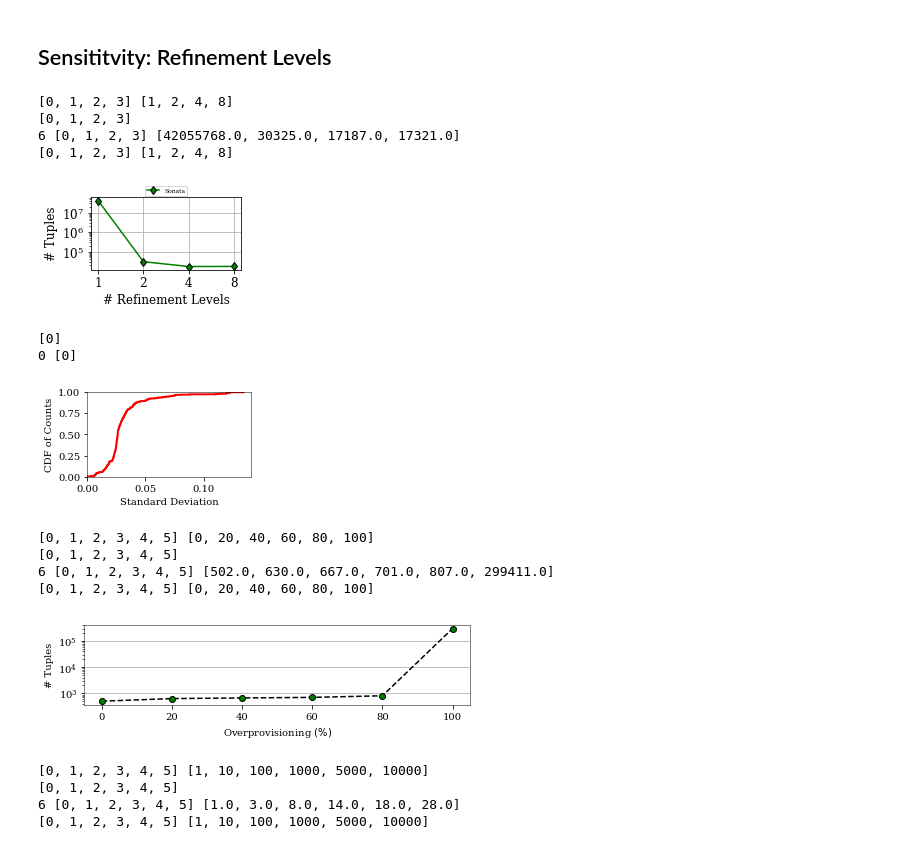
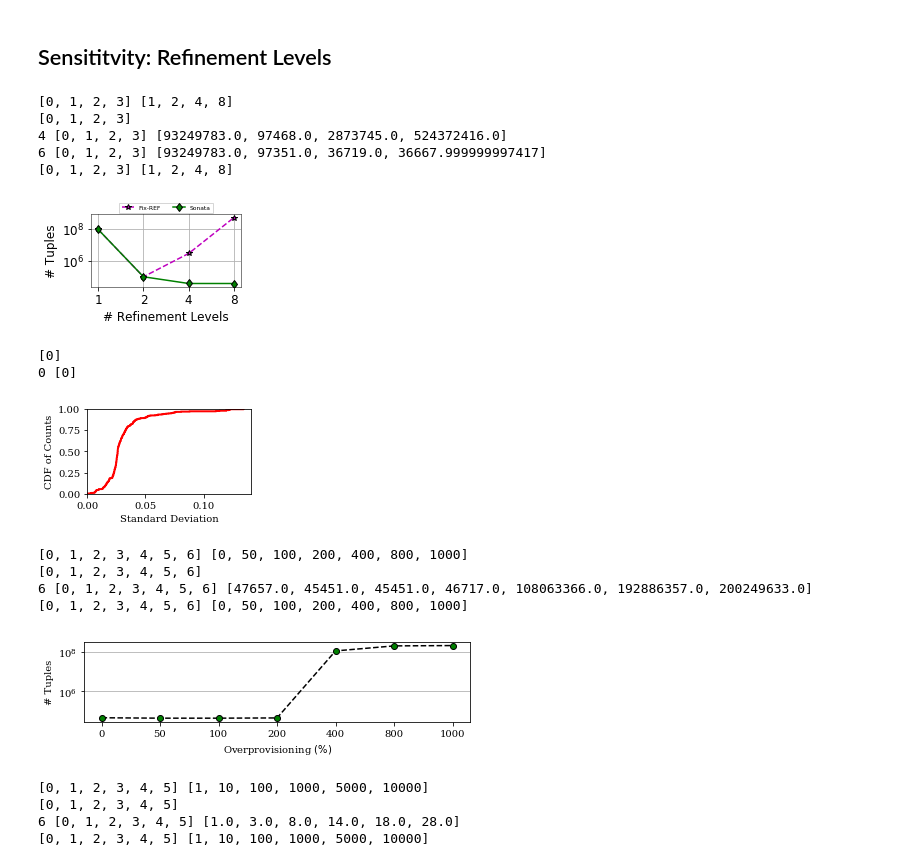
Before and after one commit to agupta13/SONATA-DEV, a Jupyter notebook: analysis/performance_eval/plot_results/plot_results.ipynb, the cells around one changed output. Cells and saved outputs as stored; diff of their text form; code cells hidden in the pictures.

```diff
--- a/analysis/performance_eval/plot_results/plot_results.ipynb
+++ b/analysis/performance_eval/plot_results/plot_results.ipynb
@@ -586,6 +592,10 @@ data = {1: {32: 2*56695698, 1: 2*56695698, 2: 2*56695698, 4: 2*56695698, 8: 2*56
         4: {32: 7803.0, 1: 346637238.0, 2: 346637238.0, 4: 125096772.0, 8: 5232595.0, 12: 1007807.0, 16: 7803.0},
         6: {32: 4084.0, 1: 57267738.0, 2: 57267738.0, 4: 1029656.0, 8: 4084.0, 12: 4084.0, 16: 4084.0}}
 
+data = {1: {32: [754494408], 1: [754494408], 2: [754494408], 4: [754494408], 8: [754494408], 12: [754494408], 16: [754494408]},
+        3: {32: [93252015.0], 1: [273708649.0], 2: [273708649.0], 4: [93252016.0], 8: [93249783.0], 12: [93249783.0], 16: [93252015.0]},
+        4: {32: [471150990.0], 1: [981650190.0], 2: [981650190.0], 4: [544659227.0], 8: [460873359.0], 12: [460873359.0], 16: [524372416.0]},
+        6: {32: [36667.0], 1: [273708649.0], 2: [273708649.0], 4: [6803475.0], 8: [569019.0], 12: [47657.0], 16: [36667.99999999742]}}
 Ds = [1,2,4,8,12,16,32]
 modes = [3,4,6]
 modes_2_labels = {1: "Pl1", 2: "Pl2", 3: "Pl3", 4: "Pl4", 6: "Sonata"}
@@ -744,6 +851,34 @@ data = {1: {0.5: 113391396, 1: 113391396, 2: 113391396, 4: 113391396, 32: 113391
         6: {0.5: 56695952.0, 1: 56695945.0, 2: 1546913.0, 4: 6140.0, 32: 1881.0, 8: 4084.0, 12: 2985.0, 16: 2216.0}
        }
 
+data = {
+#         128: {3: [754494408], 4: [754494408], 6: [754494408]},
+        256: {3: [212146570.0], 4: [754494408], 6: [212146570.0]},
+        512: {3: [93805347.0], 4: [754494408], 6: [54003387.0]},
+        1024: {3: [93249783.0], 4: [754494408], 6: [3121570.0]},
+        2048: {3: [93252015.0], 4: [524372416.0], 6: [36667.99999999742]},
+        4096: {3: [93252015.0], 4: [13099045.0], 6: [22940.0]},
+        8192: {3: [93252015.0], 4: [12986863.0], 6: [22940.0]}
+       }
+
+modes = [3,4,6]
+
+
+new_data = {}
+for key in data.keys():
+    new_key = float(key)/1024
+    new_data[new_key] = data[key]
+
+data = new_data
+print data
+
+new_data = {}
+for mode in modes:
+    new_data[mode] = {}
+    for meta in data.keys():
+        new_data[mode][meta] = data[meta][mode]
+
+data = new_data
 Ds = data[6].keys()
 Ds.sort()
 modes = [6]
@@ -793,7 +928,7 @@ def draw_plots(data, modes, modes_2_labels):
 
         ctr += 1
 
-    plt.xlabel('Memory/Stage (Mb)')
+    plt.xlabel('Metadata Size (Kb)')
     plt.ylabel('# Tuples')
 
     print ticks, qids
@@ -804,7 +939,7 @@ def draw_plots(data, modes, modes_2_labels):
 #     ax.set_xlim(xmin=0.75)
     ax.legend(loc='upper center', bbox_to_anchor=(0.35, 1.3),
               ncol=3, fancybox=False, shadow=False, fontsize=9, frameon=False)
-    fname = "/Users/arpit/Documents/nsdi18/writing/figures/sensitivity_B_analysis.eps"
+    fname = "/Users/arpit/Documents/nsdi18/writing/figures/sensitivity_M_analysis.eps"
     plt.tight_layout()
     plot_name = fname
     pl.savefig(plot_name)
@@ -910,12 +961,16 @@ draw_plots(data, modes, modes_2_labels)
 ## Sensititvity: Refinement Levels
 # %%
 data = {8: {6: [17321.0]}, 1: {6: [42055768.0]}, 2: {6: [30325.0]}, 4: {6: [17187.0]}}
+data = {8: {4: [524372416.0], 6: [36667.99999999742]},
+        1: {4: [93249783.0],6: [93249783.0]},
+        2: {4: [97468.0], 6: [97351.0]},
+        4: {4: [2873745.0], 6: [36719.0]}}
 
 Rs = data.keys()
 Rs.sort()
 modes = [4, 6]
 modes_2_labels = {1: "Pl1", 2: "Pl2", 3: "Pl3", 4: "Pl4", 6: "Sonata"}
-modes = [6]
+# modes = [6]
 modes_2_labels = {1: "Pl1", 2: "Pl2", 3: "Pl3", 4: "Pl4", 6: "Sonata"}
 modes_2_labels = {1: "All-SP", 2: "Filter-DP", 3: "Max-DP", 4: "Fix-REF", 6: "Sonata"}
 hatches = {0:'/', 1:'-', 2:'+', 3:'o', 4:'\\', 5:'x', 6:'o', 7:'O', 8:'.'}
@@ -983,7 +1038,8 @@ draw_plots(data)
 # %% [output]
 [0, 1, 2, 3] [1, 2, 4, 8]
 [0, 1, 2, 3]
-6 [0, 1, 2, 3] [42055768.0, 30325.0, 17187.0, 17321.0]
+4 [0, 1, 2, 3] [93249783.0, 97468.0, 2873745.0, 524372416.0]
+6 [0, 1, 2, 3] [93249783.0, 97351.0, 36719.0, 36667.999999997417]
 [0, 1, 2, 3] [1, 2, 4, 8]
-[figure, old version]
+[figure, new version]
 # %%
@@ -1054,12 +1110,13 @@ plotCDF(data={0:out}, order=[0], xlabel=r'Standard Deviation', ylabel='CDF of Co
 # %% [output]
 [0]
 0 [0]
-[figure, old version]
+[figure, new version]
 # %%
 data = {6: {0: [502.0], 100: [299411.0], 40: [667.0], 80: [807.0], 20: [630.0], 60: [701.0]}}
 
 data = {1301: {6: {0: 47657.0, 800: 192886357.0, 100: 35013.0, 200: 46717.0, 400: 108063366.0, 1000: 200249633.0, 50: 45451.0}}}
-
+data = {1301: {6: {0: 47657.0, 800: 192886357.0, 100: 35013.0, 1000: 200249633.0, 400: 108063366.0, 200: 46717.0, 50: 45451.0}}}
+data = {6: {0: 47657.0, 800: 192886357.0, 100: 45451.0, 1000: 200249633.0, 400: 108063366.0, 200: 46717.0, 50: 45451.0}}
 modes  = [6]
 
 Rs = data[6].keys()
@@ -1097,38 +1154,38 @@ def draw_plots(data):
 
         x = xlab
 
         print mode, x, y
         #ax.bar(x, y, bar_width, alpha=0.8, color=color_n[mode], hatch = hatches[mode],label=modes_2_labels[mode])
         pl.plot(x,y,label=modes_2_labels[mode],color='k',linestyle='--', marker='o', mec='k', mfc='g')
 
         ctr += 1
 
     plt.xlabel(r'Overprovisioning $(\%)$')
     plt.ylabel('# Tuples')
 
     print ticks, qids
     plt.xticks(ticks, qids, rotation=0)
     ax.yaxis.grid(True)
     #ax.set_xlim(xmax=5.25)
     ax.set_yscale("log", nonposy='clip')
 #     ax.set_xlim(xmin=0.75)
 #     ax.legend(loc='upper center', bbox_to_anchor=(0.5, 1.2),
 #               ncol=5, fancybox=False, shadow=False)
     fname = "/Users/arpit/Documents/nsdi18/writing/figures/sensitivity_X_analysis.eps"
     plt.tight_layout()
     plot_name = fname
     pl.savefig(plot_name)
     plt.show()
     pass
 
 # plot_data = get_plot_data(data)
 draw_plots(data)
 # %% [output]
-[0, 1, 2, 3, 4, 5] [0, 20, 40, 60, 80, 100]
-[0, 1, 2, 3, 4, 5]
-6 [0, 1, 2, 3, 4, 5] [502.0, 630.0, 667.0, 701.0, 807.0, 299411.0]
-[0, 1, 2, 3, 4, 5] [0, 20, 40, 60, 80, 100]
+[0, 1, 2, 3, 4, 5, 6] [0, 50, 100, 200, 400, 800, 1000]
+[0, 1, 2, 3, 4, 5, 6]
+6 [0, 1, 2, 3, 4, 5, 6] [47657.0, 45451.0, 45451.0, 46717.0, 108063366.0, 192886357.0, 200249633.0]
+[0, 1, 2, 3, 4, 5, 6] [0, 50, 100, 200, 400, 800, 1000]
-[figure, old version]
+[figure, new version]
 # %%
 data = {6: {1: [1], 10: [3], 100: [8], 1000: [14], 5000: [18], 10000: [28]}}
 
```
Also changed, not shown: parts of 6 cells of this notebook, 4 other files.
